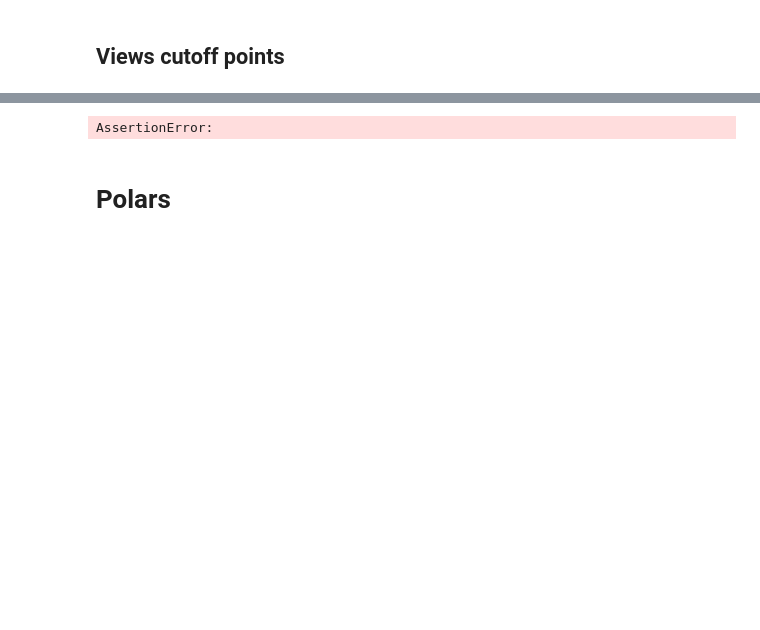
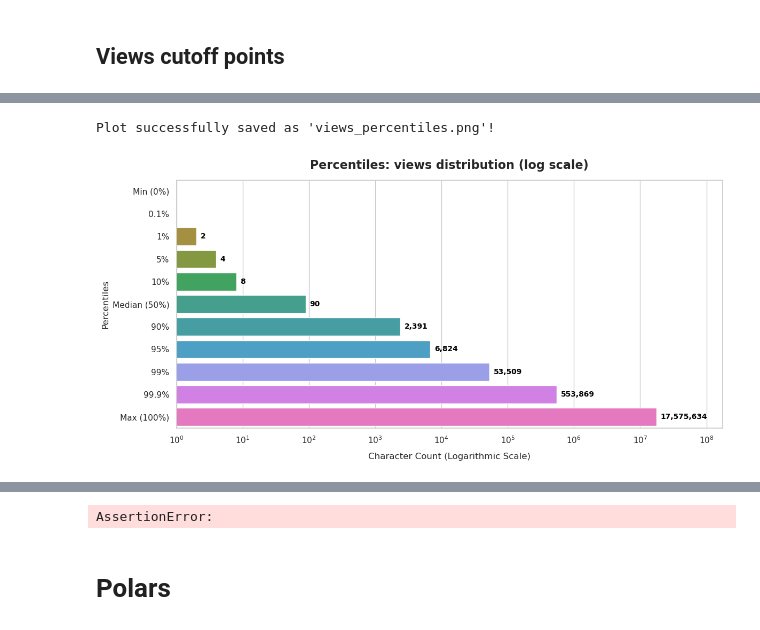
Before and after one commit to guilarre/projetim_genius_lyrics, a Jupyter notebook: análise_exploratória.ipynb, the cells around one changed output, grey strips where cells are left out. Saved outputs shown, nothing was run; the diff lists cells and outputs as text; code cells hidden in the pictures; blank space fills up the shorter version.

Commit message:
feat: finish data analysis and initial extraction

```diff
--- a/análise_exploratória.ipynb
+++ b/análise_exploratória.ipynb
@@ -1067,0 +1139,16 @@ duckdb.sql(query).show()
+# %%
+label_mapping = {
+    'min_chars': 'Min (0%)',
+    'percentile_0_001': '0.1%',
+    'percentile_0_01': '1%',
+    'percentile_0_05': '5%',
+    'percentile_0_1': '10%',
+    'median_50th': 'Median (50%)',
+    'percentile_0_9': '90%',
+    'percentile_0_95': '95%',
+    'percentile_0_99': '99%',
+    'percentile_0_999': '99.9%',
+    'max_chars': 'Max (100%)'
+}
+
+df_melted['percentile_label'] = df_melted['percentile'].map(label_mapping)
@@ -1067,0 +1170,52 @@ duckdb.sql(query).show()
+# %%
+sns.set_theme(style="whitegrid")
+plt.figure(figsize=(12, 6))
+
+# colors = ['#4A90E2' if val <= 6730 and val >=100 else '#E24A4A' for val in df_melted['views']]
+ax = sns.barplot(
+    x='views',
+    y='percentile_label',
+    data=df_melted,
+    # palette=colors,
+    hue='percentile_label',
+    legend=False
+)
+
+# We change x's scale to be logarithmic, so we can see both extremes properly
+ax.set_xscale('log')
+
+for i, p in enumerate(ax.patches):
+    width = p.get_width()
+    if width > 0:
+        ax.text(
+            width * 1.15,
+            p.get_y() + p.get_height() / 2,
+            f'{int(width):,}',
+            ha='left',
+            va='center',
+            fontsize=10,
+            color='black',
+            weight='bold'
+        )
+
+# plt.axvline(x=100, color='red', linestyle='--', linewidth=1.5, label='Min cutoff point')
+# plt.axvline(x=6730, color='red', linestyle='--', linewidth=1.5, label='Max cutoff point')
+
+# Titles and Labels
+plt.title("Percentiles: views distribution (log scale)", fontsize=16, pad=15, weight='bold')
+plt.xlabel("Character Count (Logarithmic Scale)", fontsize=12, labelpad=10)
+plt.ylabel("Percentiles", fontsize=12)
+plt.xlim(1, df_melted['views'].max() * 10) # Pad limits so labels aren't cut off
+# plt.legend(loc='lower right')
+
+plt.tight_layout()
+
+# Save the plot
+plt.savefig('views_percentiles.png', dpi=300)
+print("Plot successfully saved as 'views_percentiles.png'!")
+
+# Show the plot
+plt.show()
+# %% [output]
+Plot successfully saved as 'views_percentiles.png'!
+[figure, added]
```
Also changed, not shown: parts of 23 cells of this notebook, 4 other files.
